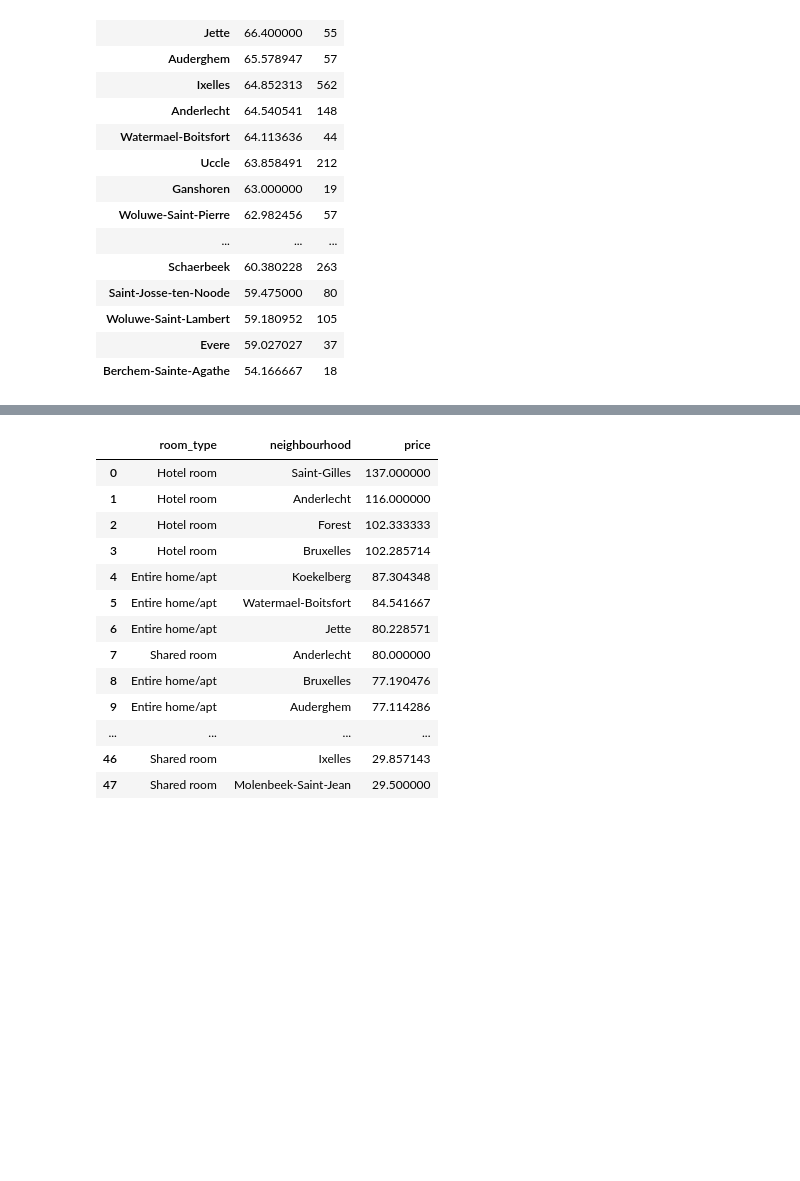
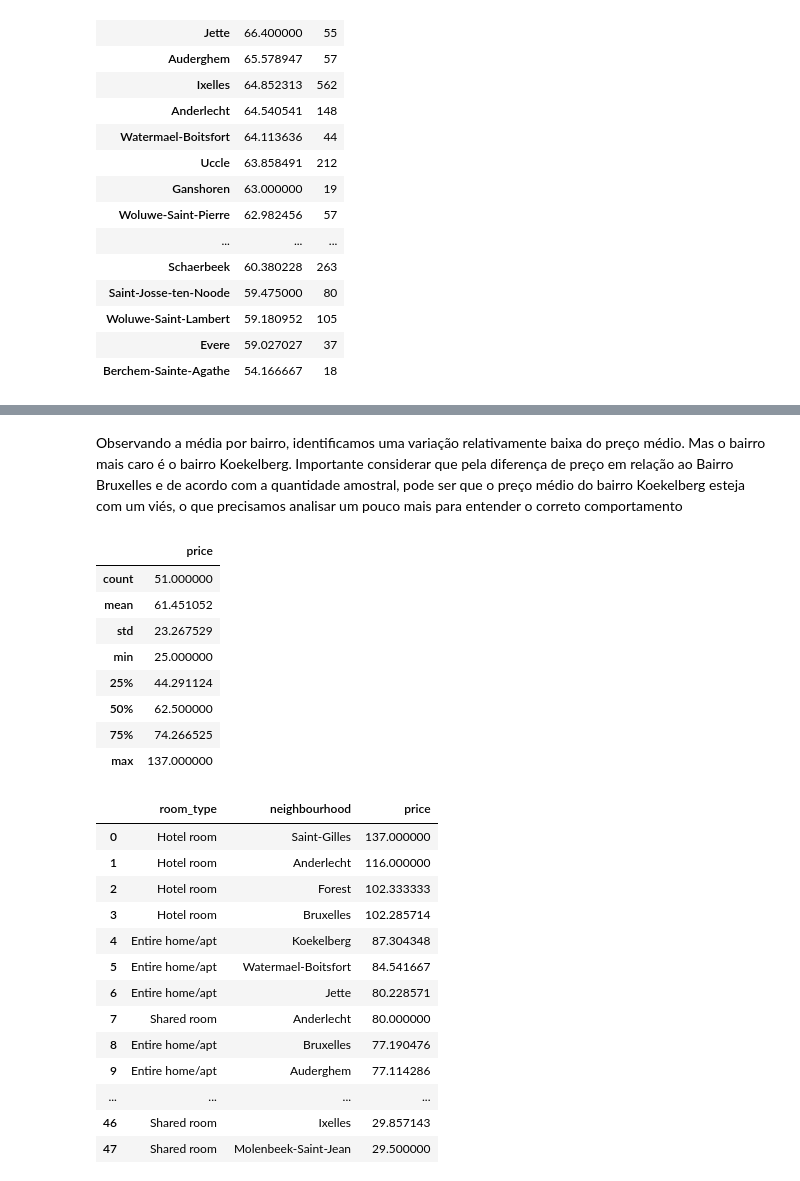
Before and after one commit to ecordeiro/data_science, a Jupyter notebook: Analisando_os_Dados_do_Airbnb_Bruxelas.ipynb, the cells around one changed output, grey strips where cells are left out. Cells and saved outputs as stored; diff of their text form; code cells hidden in the pictures; blank space fills up the shorter version.

```diff
--- a/Analisando_os_Dados_do_Airbnb_Bruxelas.ipynb
+++ b/Analisando_os_Dados_do_Airbnb_Bruxelas.ipynb
@@ -769,6 +768,20 @@ df_clean.groupby('neighbourhood').agg(price=('price','mean'), qtd=('id','count')
 # %%
 # ver preços por bairros, na média
 gr = df_clean.groupby(['room_type','neighbourhood']).agg(price=('price','mean')).sort_values(by=['price'], ascending=False).reset_index()
+# %% [markdown]
+Observando a média por bairro, identificamos uma variação relativamente baixa do preço médio. Mas o bairro mais caro é o bairro Koekelberg. Importante considerar que pela diferença de preço em relação ao Bairro Bruxelles e de acordo com a quantidade amostral, pode ser que o preço médio do bairro Koekelberg esteja com um viés, o que precisamos analisar um pouco mais para entender o correto comportamento
+# %%
+gr.describe()
+# %% [output]
+|  | price |
+| count | 51.000000 |
+| mean | 61.451052 |
+| std | 23.267529 |
+| min | 25.000000 |
+| 25% | 44.291124 |
+| 50% | 62.500000 |
+| 75% | 74.266525 |
+| max | 137.000000 |
 # %%
 gr
 # %% [output]
```
Also changed, not shown: parts of 28 cells of this notebook.
